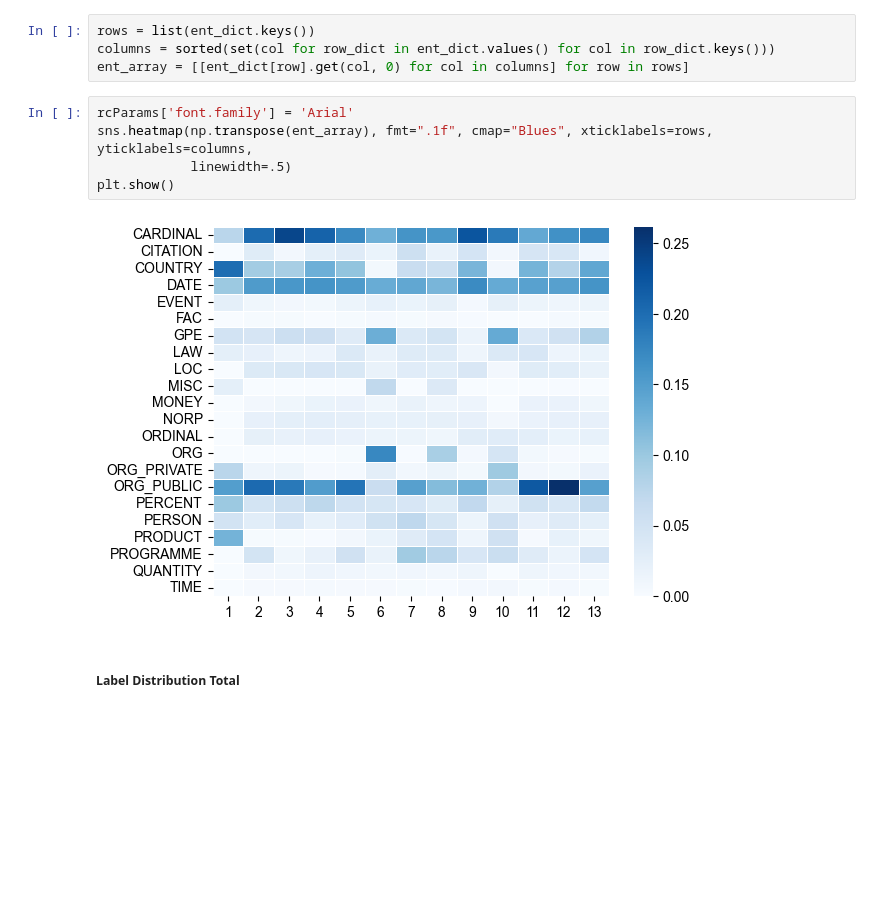
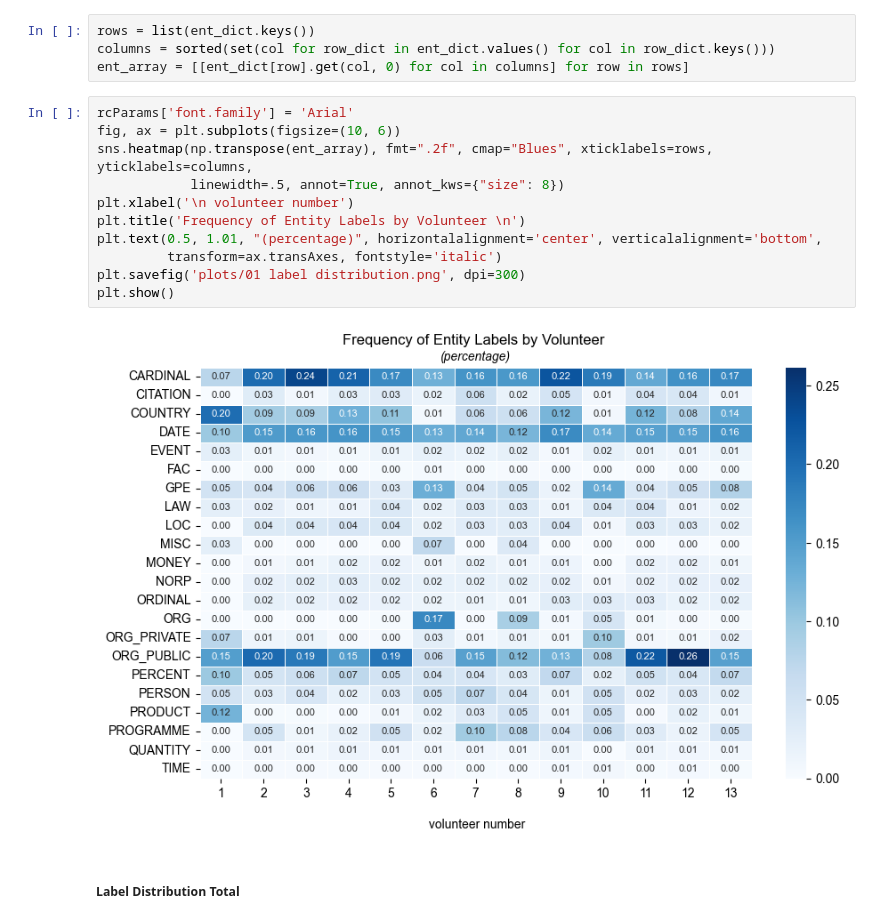
Before and after one commit to janinepdevera/named-entity-recognition-undp, a Jupyter notebook: ner.ipynb, the cells around one changed output. Cells and saved outputs as stored; diff of their text form; blank space fills up the shorter version.

```diff
--- a/ner.ipynb
+++ b/ner.ipynb
@@ -197,13 +194,19 @@ for index, group in enumerate(ent_list):
 rows = list(ent_dict.keys())
 columns = sorted(set(col for row_dict in ent_dict.values() for col in row_dict.keys()))
 ent_array = [[ent_dict[row].get(col, 0) for col in columns] for row in rows]
-# %%
-rcParams['font.family'] = 'Arial'
-sns.heatmap(np.transpose(ent_array), fmt=".1f", cmap="Blues", xticklabels=rows, yticklabels=columns,
-            linewidth=.5)
-plt.show()
-# %% [output]
-[figure, removed]
+# %%
+rcParams['font.family'] = 'Arial'
+fig, ax = plt.subplots(figsize=(10, 6))
+sns.heatmap(np.transpose(ent_array), fmt=".2f", cmap="Blues", xticklabels=rows, yticklabels=columns,
+            linewidth=.5, annot=True, annot_kws={"size": 8})
+plt.xlabel('\n volunteer number')
+plt.title('Frequency of Entity Labels by Volunteer \n')
+plt.text(0.5, 1.01, "(percentage)", horizontalalignment='center', verticalalignment='bottom',
+         transform=ax.transAxes, fontstyle='italic')
+plt.savefig('plots/01 label distribution.png', dpi=300)
+plt.show()
+# %% [output]
+[figure, added]
 # %% [markdown]
 ##### Label Distribution Total
 # %%
```
Also changed, not shown: parts of 5 cells of this notebook.
